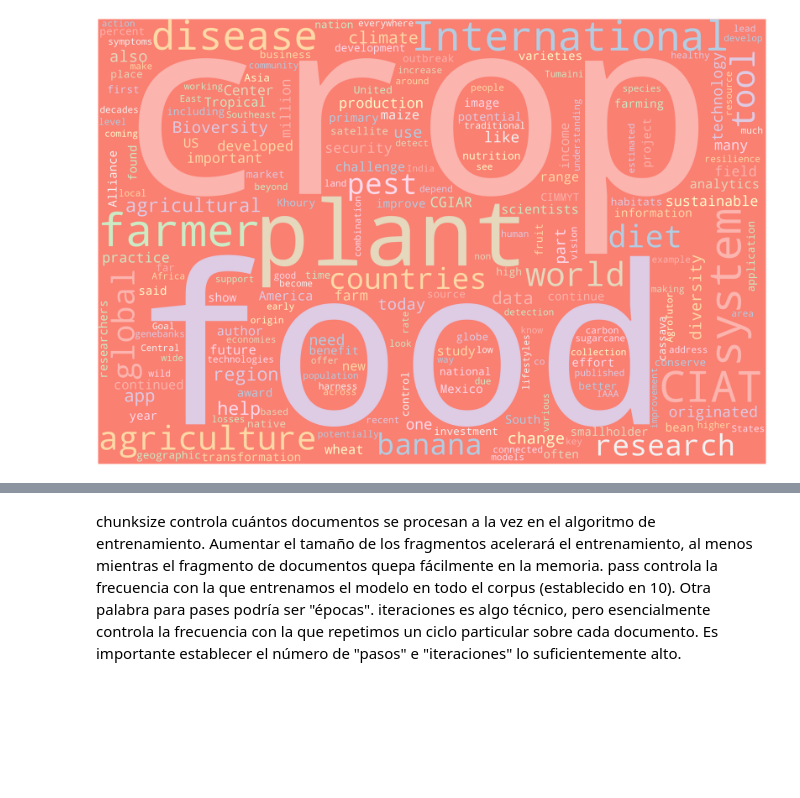
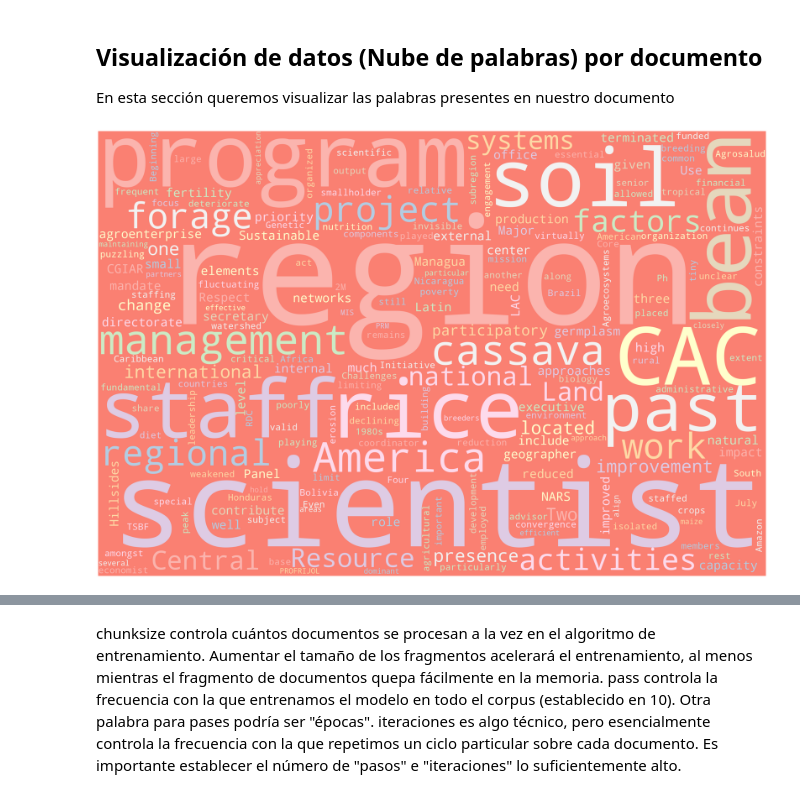
Before and after one commit to Wilmar3752/nlp_treedata, a Jupyter notebook: Prueba_Jennyfer2.ipynb, the cells around one changed output, grey strips where cells are left out. Drawn from its saved outputs; the diff is of its cells as text; code cells hidden in the pictures; blank space fills up the shorter version.

Commit message:
Agrego nuevas stop word

```diff
--- a/Prueba_Jennyfer2.ipynb
+++ b/Prueba_Jennyfer2.ipynb
@@ -26,11 +45,24 @@ df
+# %% [markdown]
+## Visualización de datos (Nube de palabras) por documento
+En esta sección queremos visualizar las palabras presentes en nuestro documento
 # %%
 # Import the wordcloud library
 from wordcloud import WordCloud
 # Join the different processed titles together.
 def plot_cloud(wordcloud):
     # Set figure size
     plt.figure(figsize=(40, 30))
     # Display image
     plt.imshow(wordcloud)
     # No axis details
-    plt.axis("off");
+    plt.axis("off")
+new_stop = pd.read_csv('stop_words.csv')
+    # lista de stop words en español
+stop_words = stopwords.words('english')
+stop_words.extend(new_stop['palabra'])
+wordcloud = WordCloud(width= 3000, height = 2000, random_state=1,
+                background_color='salmon', colormap='Pastel1',
+                collocations=False, stopwords = stop_words).generate(df['document'][60]) ## Seleccione aqui documento del 0-60
+plot_cloud(wordcloud)
+# %% [output]
+[figure, added]
@@ -41,4 +68,0 @@ wordcloud = WordCloud(width= 3000, height = 2000, random_state=1, background_col
-# %%
-plot_cloud(wordcloud)
-# %% [output]
-[figure, removed]
```
Also changed, not shown: parts of 27 cells of this notebook, 2 other files.
